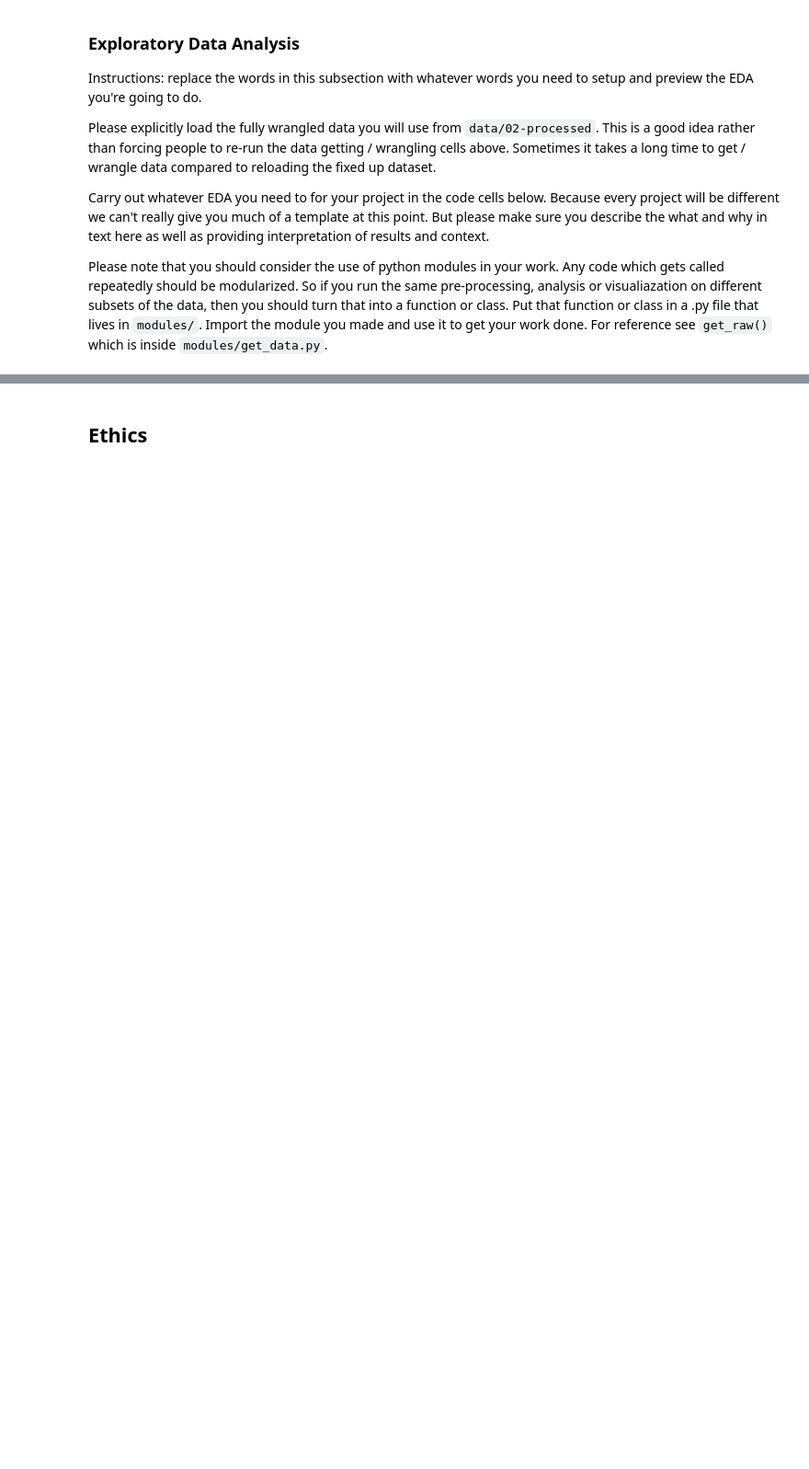
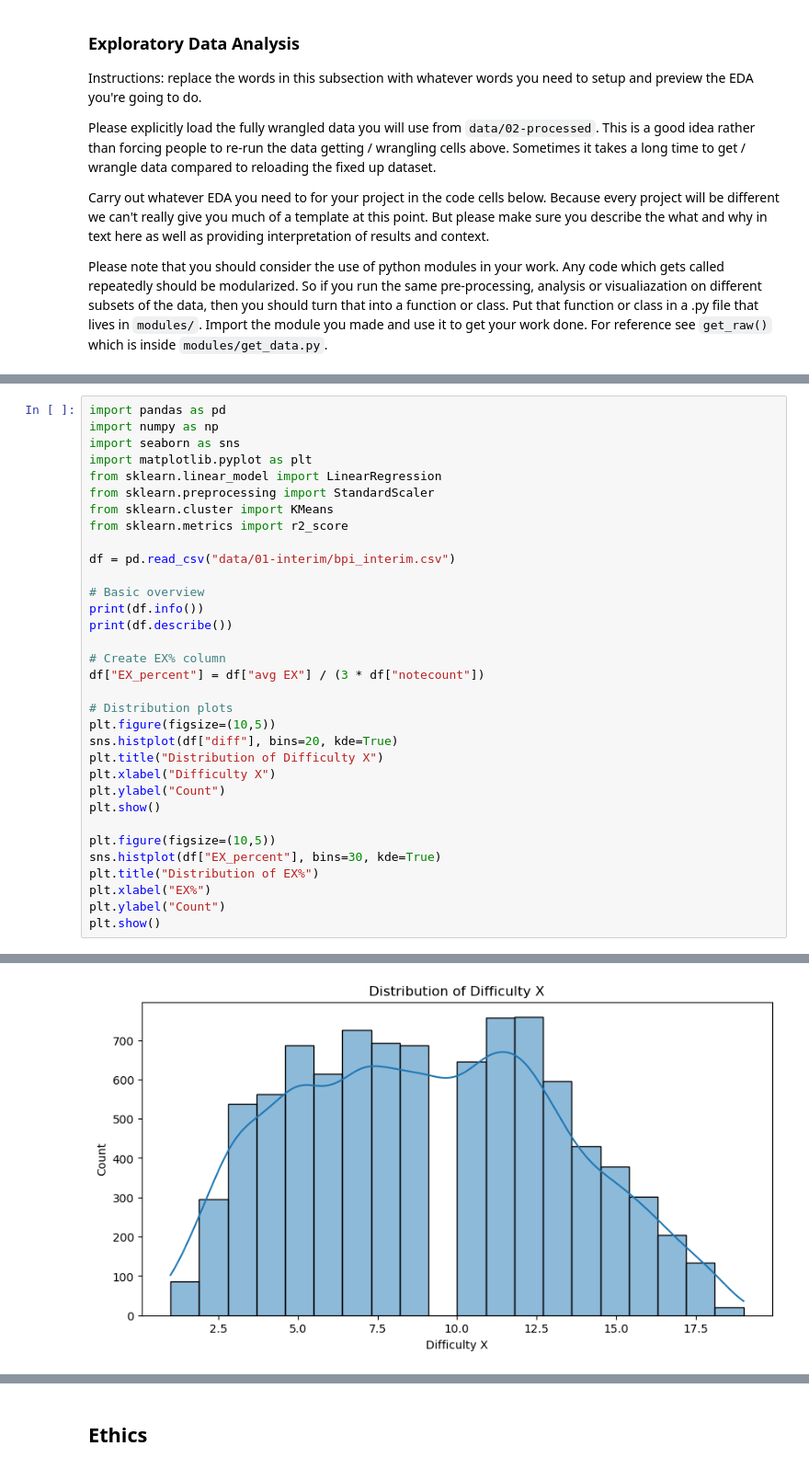
Before and after one commit to COGS108/Group051_WI26, a Jupyter notebook: 02-EDACheckpoint.ipynb, the cells around one changed output, grey strips where cells are left out. Shown at 92% size. Drawn from its saved outputs; the diff is of its cells as text; blank space fills up the shorter version.

```diff
--- a/02-EDACheckpoint.ipynb
+++ b/02-EDACheckpoint.ipynb
@@ -607,0 +597,34 @@ Some more words and stuff.  Remember notebooks work best if you interleave the c
+# %%
+import pandas as pd
+import numpy as np
+import seaborn as sns
+import matplotlib.pyplot as plt
+from sklearn.linear_model import LinearRegression
+from sklearn.preprocessing import StandardScaler
+from sklearn.cluster import KMeans
+from sklearn.metrics import r2_score
+
+df = pd.read_csv("data/01-interim/bpi_interim.csv")
+
+# Basic overview
+print(df.info())
+print(df.describe())
+
+# Create EX% column
+df["EX_percent"] = df["avg EX"] / (3 * df["notecount"])
+
+# Distribution plots
+plt.figure(figsize=(10,5))
+sns.histplot(df["diff"], bins=20, kde=True)
+plt.title("Distribution of Difficulty X")
+plt.xlabel("Difficulty X")
+plt.ylabel("Count")
+plt.show()
+
+plt.figure(figsize=(10,5))
+sns.histplot(df["EX_percent"], bins=30, kde=True)
+plt.title("Distribution of EX%")
+plt.xlabel("EX%")
+plt.ylabel("Count")
+plt.show()
+# %% [output]
@@ -607,0 +648 @@ Some more words and stuff.  Remember notebooks work best if you interleave the c
+[figure, added]
```
Also changed, not shown: parts of 8 cells of this notebook.
